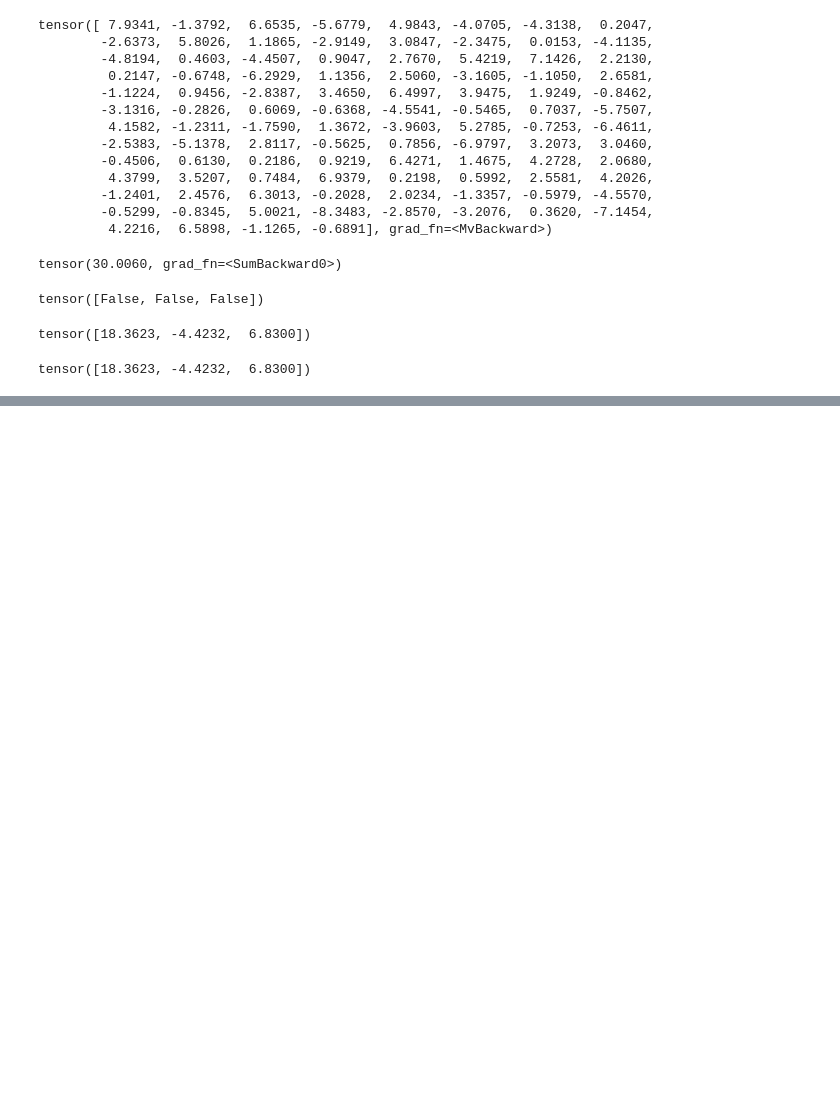
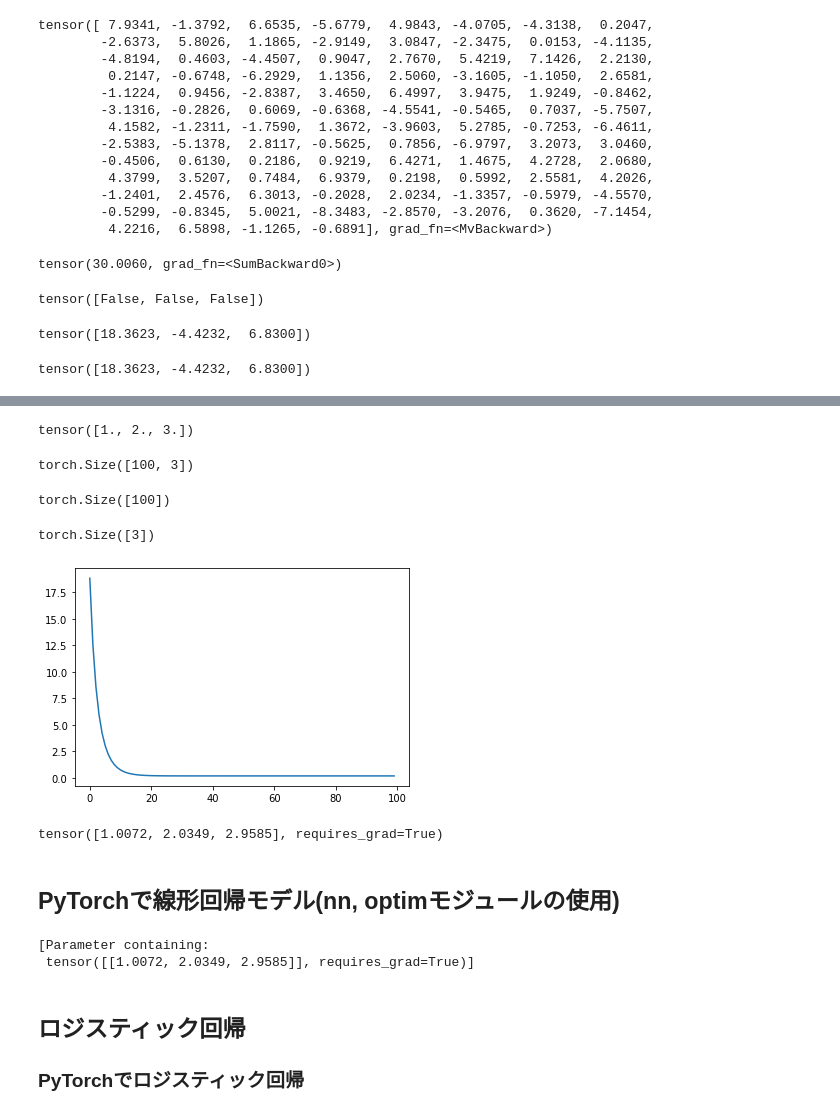
Before and after one commit to KamonohashiPerry/PyTorch, a Jupyter notebook: PyTorch.ipynb, the cells around one changed output, grey strips where cells are left out. Saved outputs shown, nothing was run; the diff lists cells and outputs as text; code cells hidden in the pictures; blank space fills up the shorter version.

```diff
--- a/PyTorch.ipynb
+++ b/PyTorch.ipynb
@@ -433,0 +453,63 @@ tensor([18.3623, -4.4232,  6.8300])
+# %%
+import torch
+
+# 真の係数
+w_true = torch.Tensor([1, 2, 3])
+
+w_true
+# %% [output]
+tensor([1., 2., 3.])
+# %%
+# Xのデータの準備。切片を回帰係数に含めるため、Xの最初の次元に1を追加しておく
+X = torch.cat([torch.ones(100, 1), torch.randn(100, 2)], 1)
+X.shape
+# %% [output]
+torch.Size([100, 3])
+# %%
+# 真の係数と各Xとの内積を行列とベクトルの積でまとめて計算
+y = torch.mv(X, w_true) + torch.randn(100) * 0.5
+y.shape
+# %% [output]
+torch.Size([100])
+# %%
+# 勾配降下で最適化するためのパラメータのTensorを乱数で初期化して作成
+w = torch.randn(3, requires_grad = True)
+w.shape
+# %% [output]
+torch.Size([3])
+# %%
+# 学習率
+gamma = 0.1
+
+# 損失関数のログ
+losses = []
+
+# 100回のイテレーションを回す
+for epoc in range(100):
+  # 前回のbackwardメソッドで計算された勾配の値を削除
+  w.grad = None
+
+  # 線形モデルでyの予測値を計算
+  y_pred = torch.mv(X, w)
+
+  # MSE lossとwによる微分を計算
+  loss = torch.mean((y - y_pred)**2)
+  loss.backward()
+
+  # 勾配を更新する
+  # wそのまま代入して更新すると異なるTensorぶばっれ計算グラフが破壊されてしまうのでdataだけを更新する
+  w.data = w.data - gamma * w.grad.data
+
+  # 収束確認のためにlossを記録しておく
+  losses.append(loss.item())
+# %%
+from matplotlib import pyplot as plt
+plt.plot(losses);
+# %% [output]
+[figure, added]
+# %%
+w
+# %% [output]
+tensor([1.0072, 2.0349, 2.9585], requires_grad=True)
+# %% [markdown]
+## PyTorchで線形回帰モデル(nn, optimモジュールの使用)
@@ -433,0 +550,8 @@ tensor([18.3623, -4.4232,  6.8300])
+# %%
+list(net.parameters())
+# %% [output]
+[Parameter containing:
+ tensor([[1.0072, 2.0349, 2.9585]], requires_grad=True)]
+# %% [markdown]
+## ロジスティック回帰
+### PyTorchでロジスティック回帰
```
Also changed, not shown: parts of 36 cells of this notebook.
